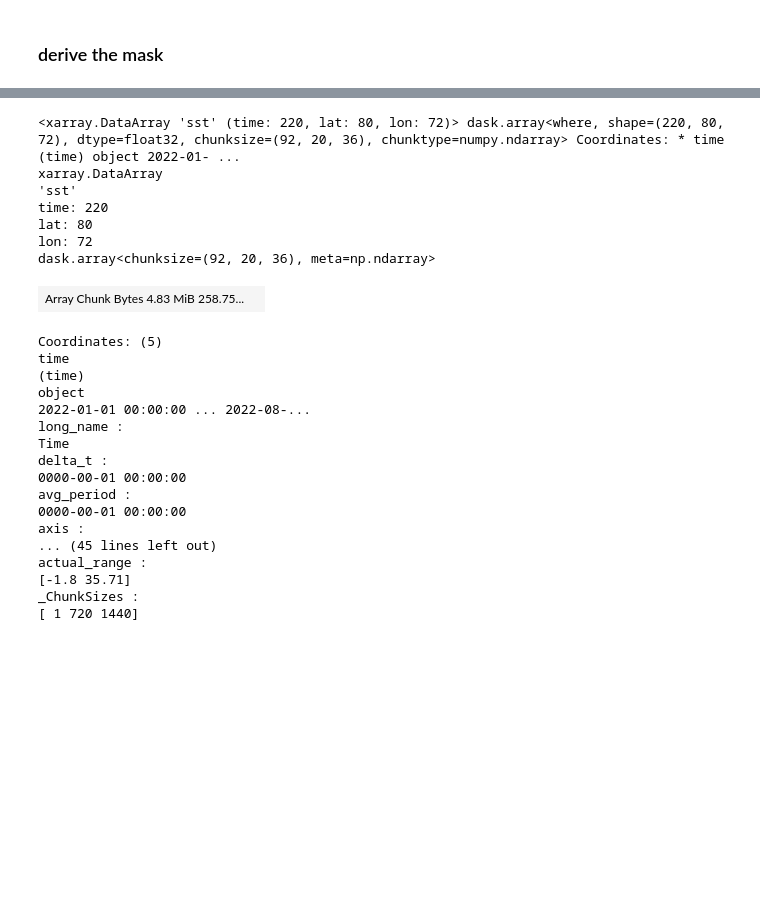
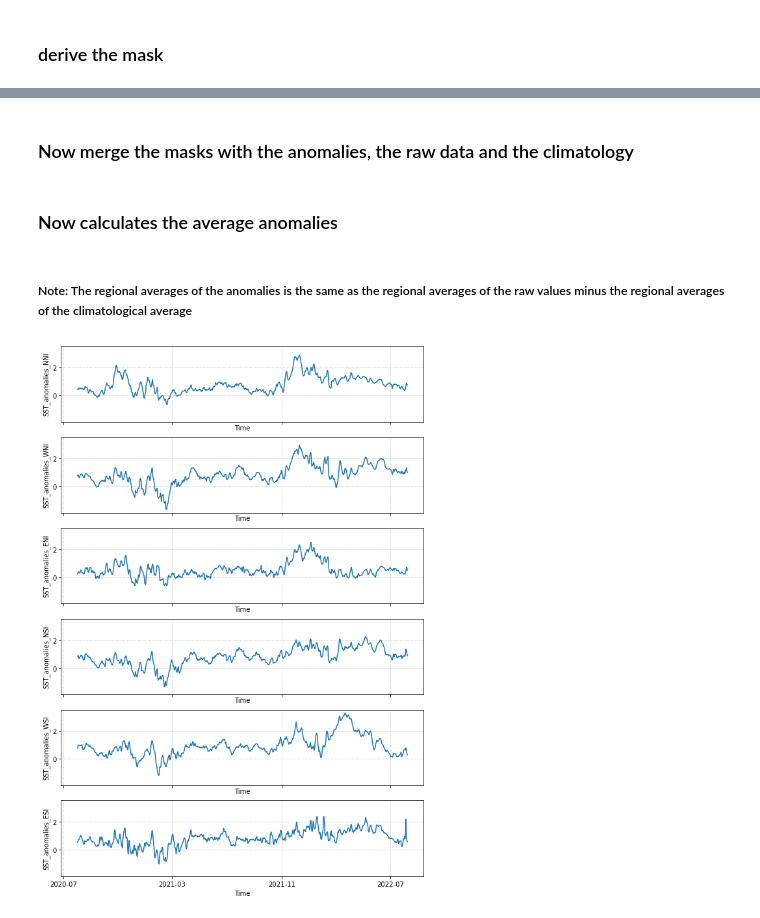
Before and after one commit to YinjingLin/OISST_indices, a Jupyter notebook: notebooks/OISST_realtime_NZ_indices.ipynb, the cells around one changed output, grey strips where cells are left out. Cells and saved outputs as stored; diff of their text form; code cells hidden in the pictures; blank space fills up the shorter version.

```diff
--- a/notebooks/OISST_realtime_NZ_indices.ipynb
+++ b/notebooks/OISST_realtime_NZ_indices.ipynb
@@ -226,29 +222 @@ dask.array<chunksize=(183, 20, 36), meta=np.ndarray>
 Attributes: (0)
-# %%
-mask
-# %% [output]
-<xarray.DataArray 'sst' (time: 220, lat: 80, lon: 72)> dask.array<where, shape=(220, 80, 72), dtype=float32, chunksize=(92, 20, 36), chunktype=numpy.ndarray> Coordinates: * time (time) object 2022-01- ...
-xarray.DataArray
-'sst'
-time: 220
-lat: 80
-lon: 72
-dask.array<chunksize=(92, 20, 36), meta=np.ndarray>
-| Array Chunk Bytes 4.83 MiB 258.75... |  |
-Coordinates: (5)
-time
-(time)
-object
-2022-01-01 00:00:00 ... 2022-08-...
-long_name :
-Time
-delta_t :
-0000-00-01 00:00:00
-avg_period :
-0000-00-01 00:00:00
-axis :
-... (45 lines left out)
-actual_range :
-[-1.8 35.71]
-_ChunkSizes :
-[ 1 720 1440]
@@ -254,0 +231,6 @@ _ChunkSizes :
+# %%
+NZ_regions_masks = xr.merge(l_masks)
+# %% [markdown]
+### Now merge the masks with the anomalies, the raw data and the climatology
+# %%
+anoms = anoms.merge(NZ_regions_masks)
@@ -254,0 +241,26 @@ _ChunkSizes :
+# %% [markdown]
+### Now calculates the average anomalies
+# %% [markdown]
+##### Note: The regional averages of the anomalies is the same as the regional averages of the raw values minus the regional averages of the climatological average
+# %%
+anoms_ts = []
+
+for NZ_region in NZ_regions:
+
+    anom_ts = (anoms['sst'] * anoms[NZ_region]).mean(['lat','lon'])
+
+    anom_ts.name = f"SST_anomalies_{NZ_region}"
+
+    anoms_ts.append(anom_ts)
+# %%
+anoms_ts = xr.merge(anoms_ts)
+# %%
+f, axes = plt.subplots(nrows=len(NZ_regions), figsize=(10,15), sharex=True, sharey=True)
+
+for i, NZ_region in enumerate(NZ_regions):
+
+    anoms_ts[f'SST_anomalies_{NZ_region}'].plot(ax=axes[i])
+
+    axes[i].grid(ls=':')
+# %% [output]
+[figure, added]
```
Also changed, not shown: parts of 28 cells of this notebook, 2 other files.
